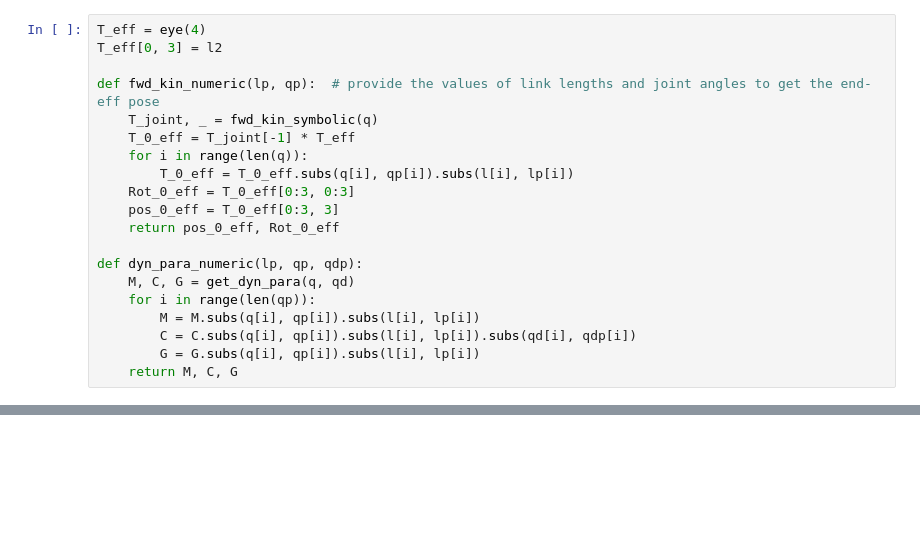
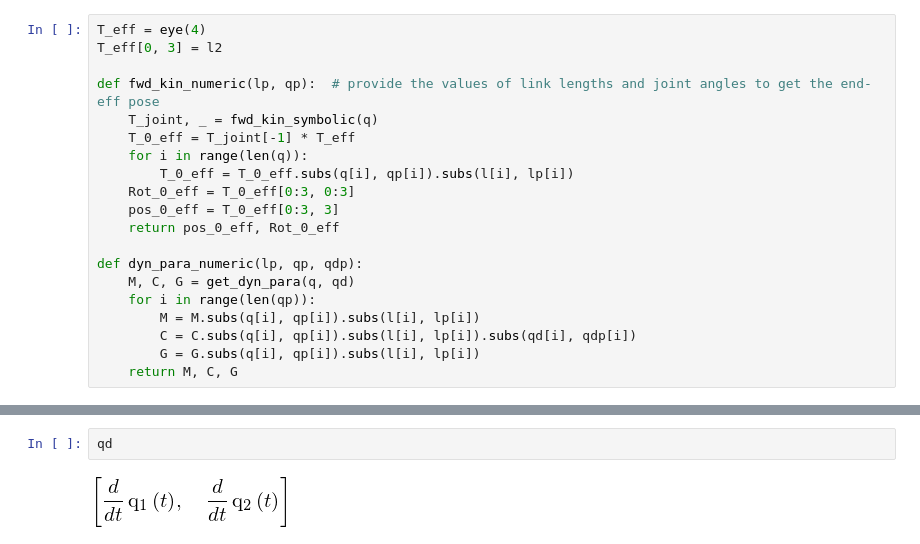
Before and after one commit to ashBabu/model_predictive_control, a Jupyter notebook: src/2R_manipulator_dynamics.ipynb, the cells around one changed output, grey strips where cells are left out. Saved outputs shown, nothing was run; the diff lists cells and outputs as text; blank space fills up the shorter version.

```diff
--- a/src/2R_manipulator_dynamics.ipynb
+++ b/src/2R_manipulator_dynamics.ipynb
@@ -196,0 +199,4 @@ $\displaystyle \left[\begin{matrix}- 1.0 l_{1} m_{2} r_{2} \left(2 \frac{d}{d t}
+# %%
+qd
+# %% [output]
+[figure, added]
```
Also changed, not shown: parts of 19 cells of this notebook, 3 other files.
